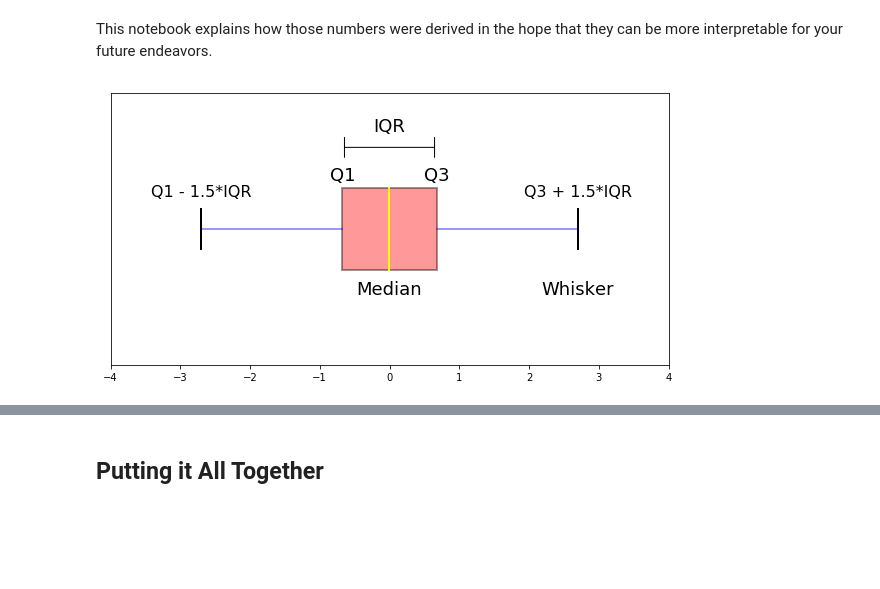
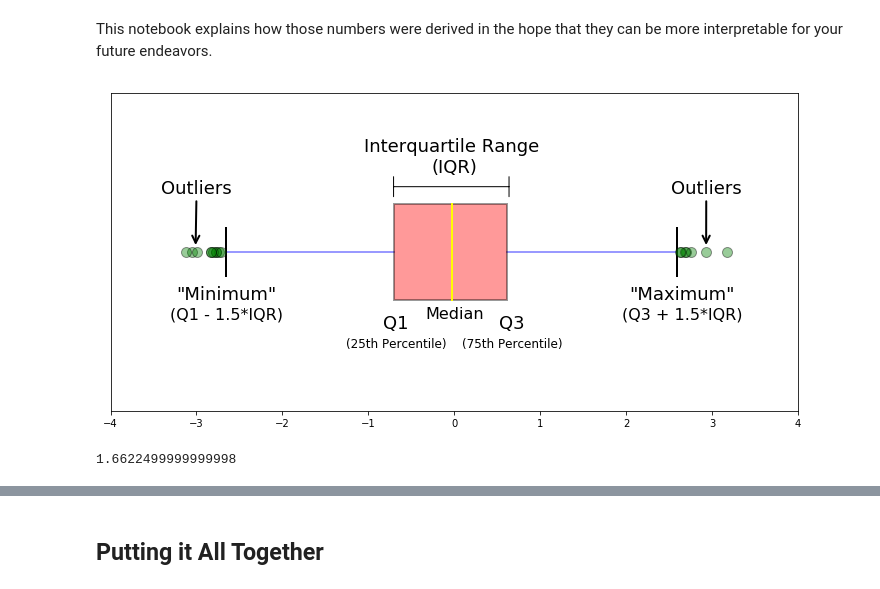
Before and after one commit to mGalarnyk/Python_Tutorials, a Jupyter notebook: Statistics/box_plot.ipynb, the cells around one changed output, grey strips where cells are left out. Cells and saved outputs as stored; diff of their text form; code cells hidden in the pictures; blank space fills up the shorter version.

Commit message:
Update boxplot tutorial

```diff
--- a/Statistics/box_plot.ipynb
+++ b/Statistics/box_plot.ipynb
@@ -14,44 +14,67 @@ from matplotlib.patches import ConnectionPatch
 from scipy.integrate import quad
 %matplotlib inline
 # %%
+np.random.seed(0)
+
 # connection path is here: https://stackoverflow.com/questions/6146290/plotting-a-line-over-several-graphs
 mu, sigma = 0, 1 # mean and standard deviation
-s = np.random.normal(mu, sigma, 1000000)
+s = np.random.normal(mu, sigma, 3000)
 
 fig, axes = plt.subplots(nrows = 1, ncols = 1, figsize=(10, 5))
 
 # rectangular box plot
 bplot = axes.boxplot(s,
                 vert=False,
                 patch_artist=True,
-                showfliers=False, # This would show outliers (the remaining .7% of the data)
+                showfliers=True, # This would show outliers (the remaining .7% of the data)
                 positions = [0],
                 boxprops = dict(linestyle='--', linewidth=2, color='Black', facecolor = 'red', alpha = .4),
                 medianprops = dict(linestyle='-', linewidth=2, color='Yellow'),
                 whiskerprops = dict(linestyle='-', linewidth=2, color='Blue', alpha = .4),
                 capprops = dict(linestyle='-', linewidth=2, color='Black'),
+                flierprops = dict(marker='o', markerfacecolor='green', markersize=10,
+                  linestyle='none', alpha = .4),
                 widths = .3,
                 zorder = 1)
 
 axes.set_xlim(-4, 4)
 axes.set_yticks([])
 x = np.linspace(-4, 4, num = 100)
 constant = 1.0 / np.sqrt(2*np.pi)
 pdf_normal_distribution = constant * np.exp((-x**2) / 2.0)
 
 axes.annotate(r'',
-            xy=(-.6745, .30), xycoords='data',
-            xytext=(.6745, .30), textcoords='data',
+            xy=(-.73, .205), xycoords='data',
+            xytext=(.66, .205), textcoords='data',
             arrowprops=dict(arrowstyle="|-|",
                             connectionstyle="arc3")
             );
 
-axes.text(0, .36, r"IQR",  horizontalalignment='center', fontsize=18)
-axes.text(0, -.24, r"Median", horizontalalignment='center', fontsize=18);
-axes.text(2.698, -.24, r"Whisker", horizontalalignment='center', fontsize=18);
-axes.text(-.6745, .18, r"Q1", horizontalalignment='center', fontsize=18);
-axes.text(-2.698, .12, r"Q1 - 1.5*IQR", horizontalalignment='center', fontsize=16);
-axes.text(.6745, .18, r"Q3", horizontalalignment='center', fontsize=18);
-axes.text(2.698, .12, r"Q3 + 1.5*IQR", horizontalalignment='center', fontsize=16);
+axes.text(0, .25, "Interquartile Range \n(IQR)",  horizontalalignment='center', fontsize=18)
+axes.text(0, -.21, r"Median", horizontalalignment='center', fontsize=16);
+axes.text(2.65, -.15, "\"Maximum\"", horizontalalignment='center', fontsize=18);
+axes.text(-2.65, -.15, "\"Minimum\"", horizontalalignment='center', fontsize=18);
+axes.text(-.68, -.24, r"Q1", horizontalalignment='center', fontsize=18);
+axes.text(-2.65, -.21, r"(Q1 - 1.5*IQR)", horizontalalignment='center', fontsize=16);
+axes.text(.6745, -.24, r"Q3", horizontalalignment='center', fontsize=18);
+axes.text(.6745, -.30, r"(75th Percentile)", horizontalalignment='center', fontsize=12);
+axes.text(-.68, -.30, r"(25th Percentile)", horizontalalignment='center', fontsize=12);
+axes.text(2.65, -.21, r"(Q3 + 1.5*IQR)", horizontalalignment='center', fontsize=16);
+
+axes.annotate('Outliers', xy=(2.93,0.015), xytext=(2.52,0.20), fontsize = 18,
+            arrowprops={'arrowstyle': '->', 'color': 'black', 'lw': 2},
+            va='center');
+
+axes.annotate('Outliers', xy=(-3.01,0.015), xytext=(-3.41,0.20), fontsize = 18,
+            arrowprops={'arrowstyle': '->', 'color': 'black', 'lw': 2},
+            va='center');
+
+fig.tight_layout()
+fig.savefig('images/simple_boxplot.png', dpi = 900)
 # %% [output]
-[figure, old version]
+[figure, new version]
+# %%
+stuff = (2.65 - .6745) / 2
+.6745 + stuff
+# %% [output]
+1.6622499999999998
```
Also changed, not shown: parts of 3 cells of this notebook, 5 other files.
